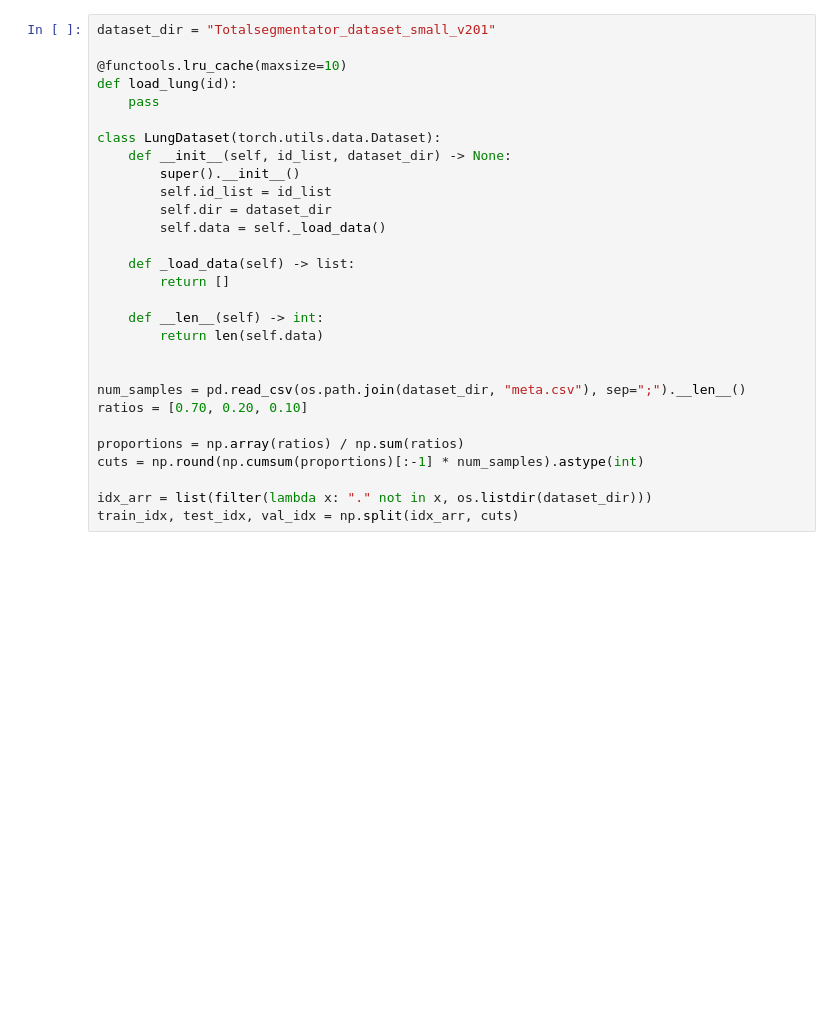
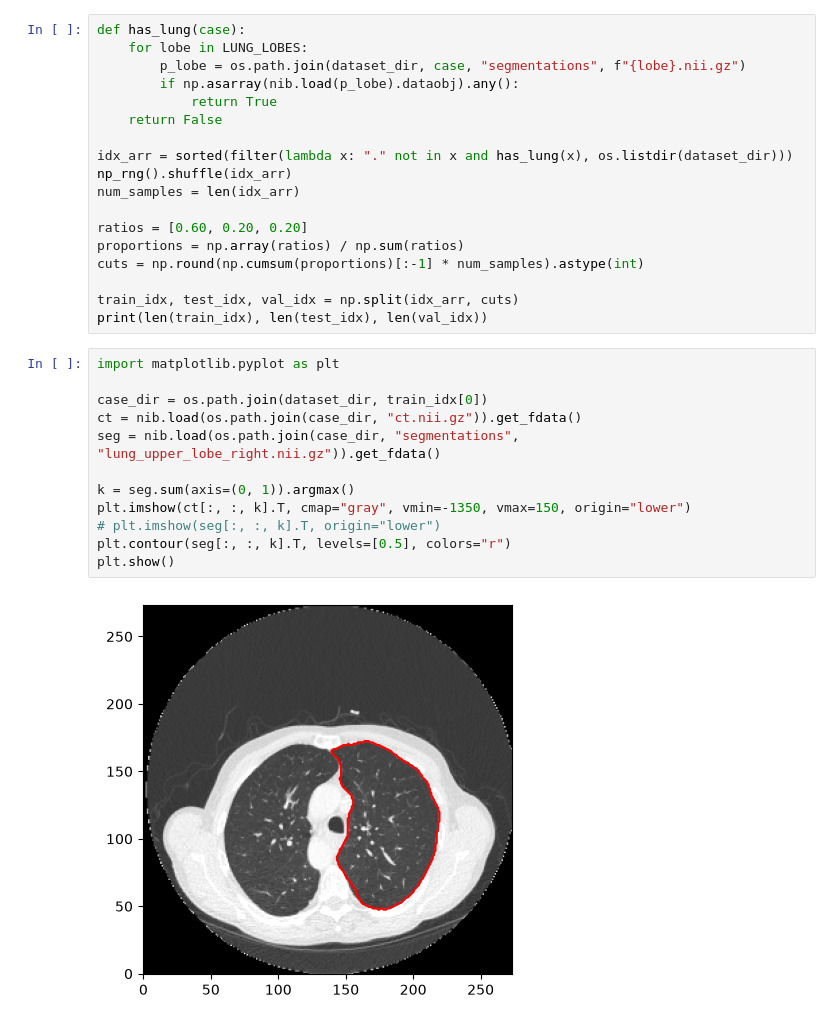
Before and after one commit to pg-weti-projects/3d-object-segmentation, a Jupyter notebook: torch/train_u-net-2d.ipynb, the cells around one changed output. Drawn from its saved outputs; the diff is of its cells as text; blank space fills up the shorter version.

```diff
--- a/torch/train_u-net-2d.ipynb
+++ b/torch/train_u-net-2d.ipynb
@@ -11,29 +17,32 @@ np_rng = np.random.default_rng(RANDOM_SEED)
 # %%
-dataset_dir = "Totalsegmentator_dataset_small_v201"
+def has_lung(case):
+    for lobe in LUNG_LOBES:
+        p_lobe = os.path.join(dataset_dir, case, "segmentations", f"{lobe}.nii.gz")
+        if np.asarray(nib.load(p_lobe).dataobj).any():
+            return True
+    return False
 
-@functools.lru_cache(maxsize=10)
-def load_lung(id):
-    pass
+idx_arr = sorted(filter(lambda x: "." not in x and has_lung(x), os.listdir(dataset_dir)))
+np_rng().shuffle(idx_arr)
+num_samples = len(idx_arr)
 
-class LungDataset(torch.utils.data.Dataset):
-    def __init__(self, id_list, dataset_dir) -> None:
-        super().__init__()
-        self.id_list = id_list
-        self.dir = dataset_dir
-        self.data = self._load_data()
-
-    def _load_data(self) -> list:
-        return []
-
-    def __len__(self) -> int:
-        return len(self.data)
-
-
-num_samples = pd.read_csv(os.path.join(dataset_dir, "meta.csv"), sep=";").__len__()
-ratios = [0.70, 0.20, 0.10]
-
+ratios = [0.60, 0.20, 0.20]
 proportions = np.array(ratios) / np.sum(ratios)
 cuts = np.round(np.cumsum(proportions)[:-1] * num_samples).astype(int)
 
-idx_arr = list(filter(lambda x: "." not in x, os.listdir(dataset_dir)))
 train_idx, test_idx, val_idx = np.split(idx_arr, cuts)
+print(len(train_idx), len(test_idx), len(val_idx))
+# %%
+import matplotlib.pyplot as plt
+
+case_dir = os.path.join(dataset_dir, train_idx[0])
+ct = nib.load(os.path.join(case_dir, "ct.nii.gz")).get_fdata()
+seg = nib.load(os.path.join(case_dir, "segmentations", "lung_upper_lobe_right.nii.gz")).get_fdata()
+
+k = seg.sum(axis=(0, 1)).argmax()
+plt.imshow(ct[:, :, k].T, cmap="gray", vmin=-1350, vmax=150, origin="lower")
+# plt.imshow(seg[:, :, k].T, origin="lower")
+plt.contour(seg[:, :, k].T, levels=[0.5], colors="r")
+plt.show()
+# %% [output]
+[figure, added]
```
Also changed, not shown: parts of 3 cells of this notebook.
